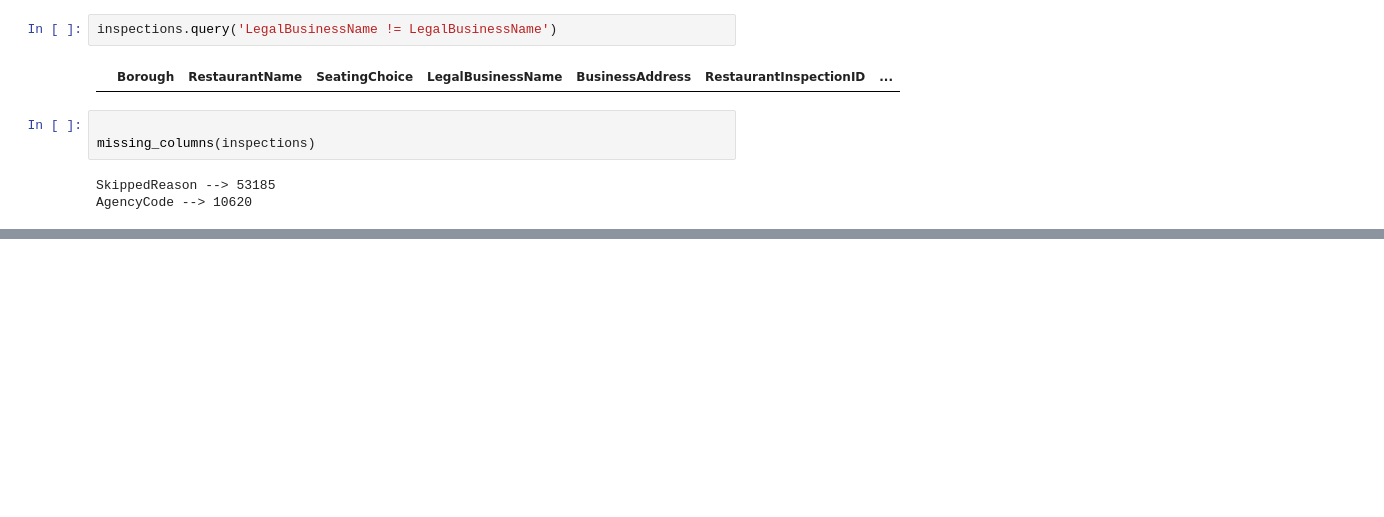
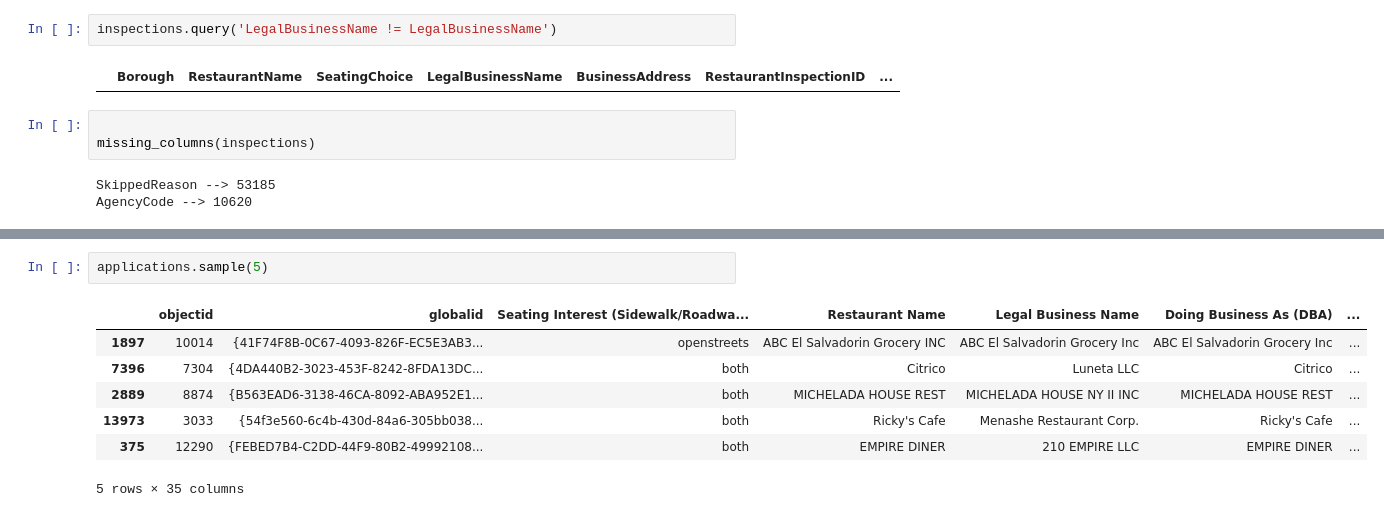
Before and after one commit to KarolG002/DataEngineeringProjects, a Jupyter notebook: Project_1/Cleaning_transformation.ipynb, the cells around one changed output, grey strips where cells are left out. Cells and saved outputs as stored; diff of their text form; blank space fills up the shorter version.

```diff
--- a/Project_1/Cleaning_transformation.ipynb
+++ b/Project_1/Cleaning_transformation.ipynb
@@ -170,0 +200,10 @@ AgencyCode --> 10620
+# %%
+applications.sample(5)
+# %% [output]
+|  | objectid | globalid | Seating Interest (Sidewalk/Roadwa... | Restaurant Name | Legal Business Name | Doing Business As (DBA) | ... |
+| 1897 | 10014 | {41F74F8B-0C67-4093-826F-EC5E3AB3... | openstreets | ABC El Salvadorin Grocery INC | ABC El Salvadorin Grocery Inc | ABC El Salvadorin Grocery Inc | ... |
+| 7396 | 7304 | {4DA440B2-3023-453F-8242-8FDA13DC... | both | Citrico | Luneta LLC | Citrico | ... |
+| 2889 | 8874 | {B563EAD6-3138-46CA-8092-ABA952E1... | both | MICHELADA HOUSE REST | MICHELADA HOUSE NY II INC | MICHELADA HOUSE REST | ... |
+| 13973 | 3033 | {54f3e560-6c4b-430d-84a6-305bb038... | both | Ricky's Cafe | Menashe Restaurant Corp. | Ricky's Cafe | ... |
+| 375 | 12290 | {FEBED7B4-C2DD-44F9-80B2-49992108... | both | EMPIRE DINER | 210 EMPIRE LLC | EMPIRE DINER | ... |
+5 rows × 35 columns
```
Also changed, not shown: parts of 8 cells of this notebook.
